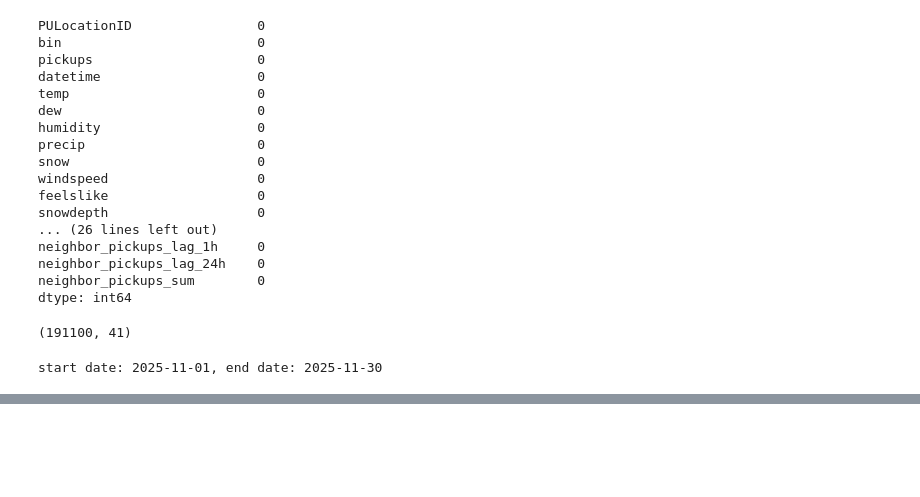
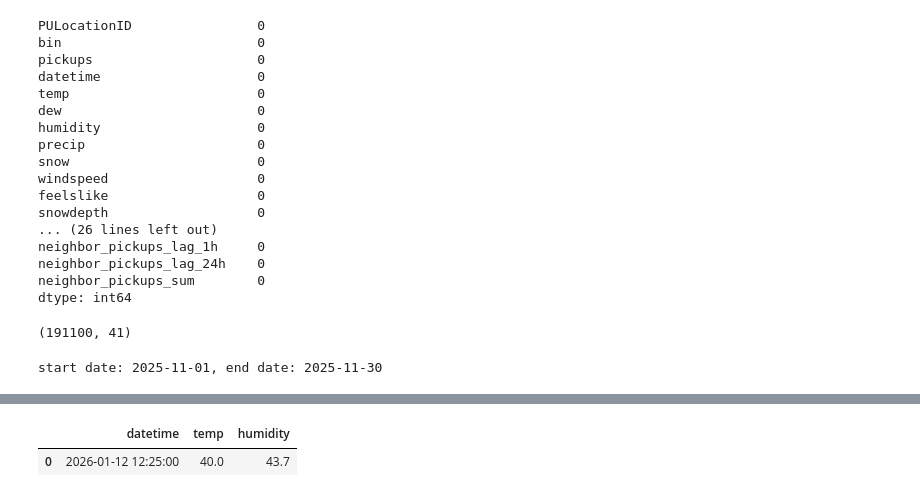
Before and after one commit to manofvalour/Ride_Demand_Prediction, a Jupyter notebook: notebook/research.ipynb, the cells around one changed output, grey strips where cells are left out. Drawn from its saved outputs; the diff is of its cells as text; code cells hidden in the pictures; blank space fills up the shorter version.

```diff
--- a/notebook/research.ipynb
+++ b/notebook/research.ipynb
@@ -1202,0 +1499,5 @@ df = data._reliable_insert()
+# %%
+df = get_nyc_prediction_weather_data()
+
+df.head()
+# %% [output]
@@ -1202,0 +1506,2 @@ df = data._reliable_insert()
+|  | datetime | temp | humidity |
+| 0 | 2026-01-12 12:25:00 | 40.0 | 43.7 |
```
Also changed, not shown: parts of 11 cells of this notebook, 1 other file.
